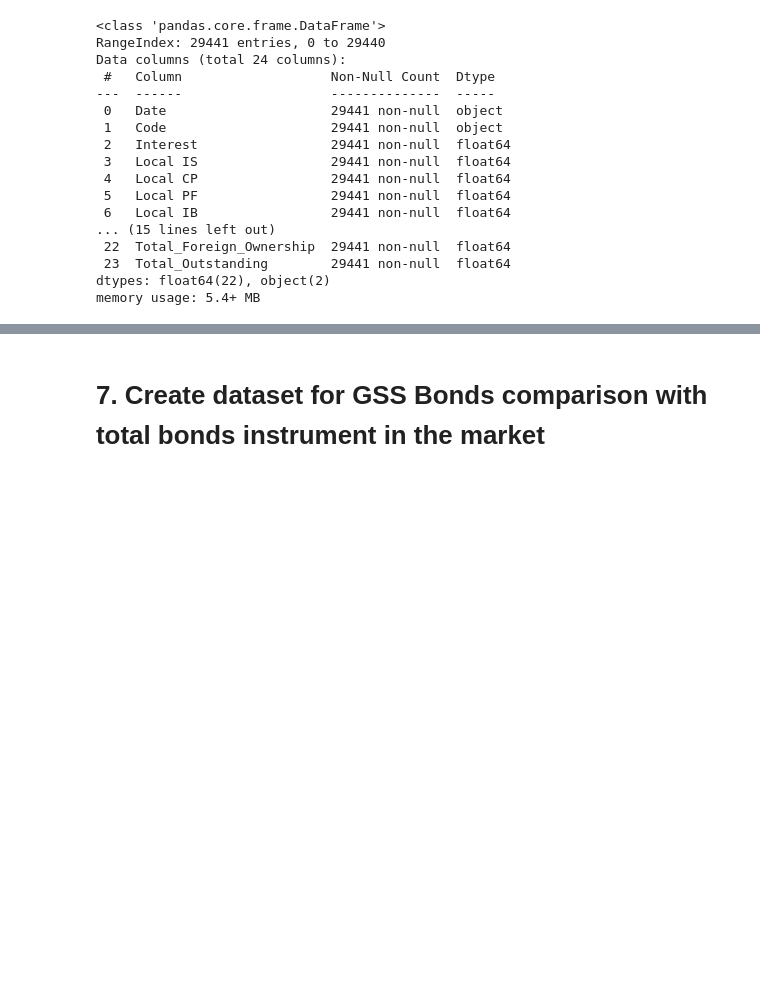
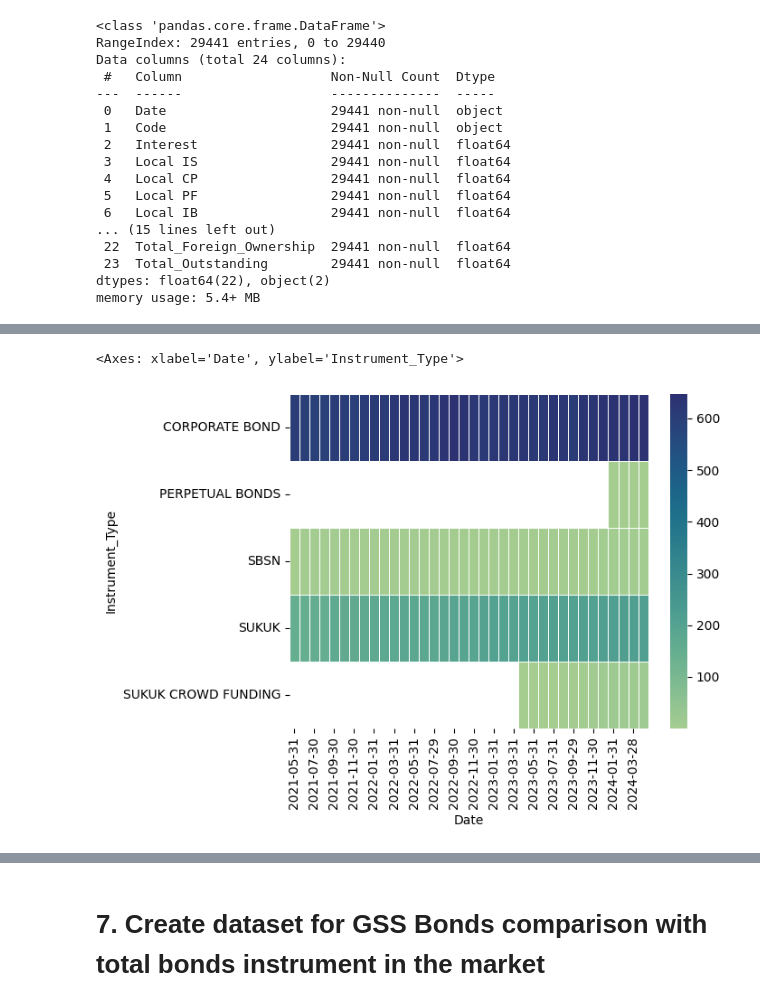
Before and after one commit to mihoku/data-preparation-indonesia-green-bonds, a Jupyter notebook: General-Data-Prep.ipynb, the cells around one changed output, grey strips where cells are left out. Saved outputs shown, nothing was run; the diff lists cells and outputs as text; code cells hidden in the pictures; blank space fills up the shorter version.

Commit message:
exploratory-data-analysis

```diff
--- a/General-Data-Prep.ipynb
+++ b/General-Data-Prep.ipynb
@@ -670,3 +671,9 @@ dtypes: float64(22), object(2)
 memory usage: 5.4+ MB
 # %%
 gss_bond_monthly_value.to_csv('Indonesia_GSS_Bonds_Monthly_Value.txt',sep='#',index=False)
+# %%
+gss_bond_monthly_value = pd.read_csv('Indonesia_GSS_Bonds_Monthly_Value.txt',sep='#')
+gss_bond_general_info = pd.read_csv('Indonesia_GSS_Bonds_General_Info.txt',sep='#')
+gss_bond_data = pd.merge(left=gss_bond_general_info,right=gss_bond_monthly_value,on=['Code'],how='inner')
+gss_bond_data['Date'] = pd.to_datetime(gss_bond_data['Date']).dt.date
+gss_bond_data.info()
@@ -672,0 +698,8 @@ gss_bond_monthly_value.to_csv('Indonesia_GSS_Bonds_Monthly_Value.txt',sep='#',in
+# %%
+pd.options.display.float_format = '{:.0f}'.format
+gss_bond_data_pivot_1 = pd.pivot_table(gss_bond_data.rename(columns={'Type_y':'Instrument_Type'}), index='Instrument_Type',columns='Date', values='Code',aggfunc='count')
+gss_bond_data_pivot_1
+sns.heatmap(gss_bond_data_pivot_1, cmap='crest',fmt='.0f',linewidth=.5)
+# %% [output]
+<Axes: xlabel='Date', ylabel='Instrument_Type'>
+[figure, added]
```
Also changed, not shown: parts of 4 cells of this notebook, 3 other files.
